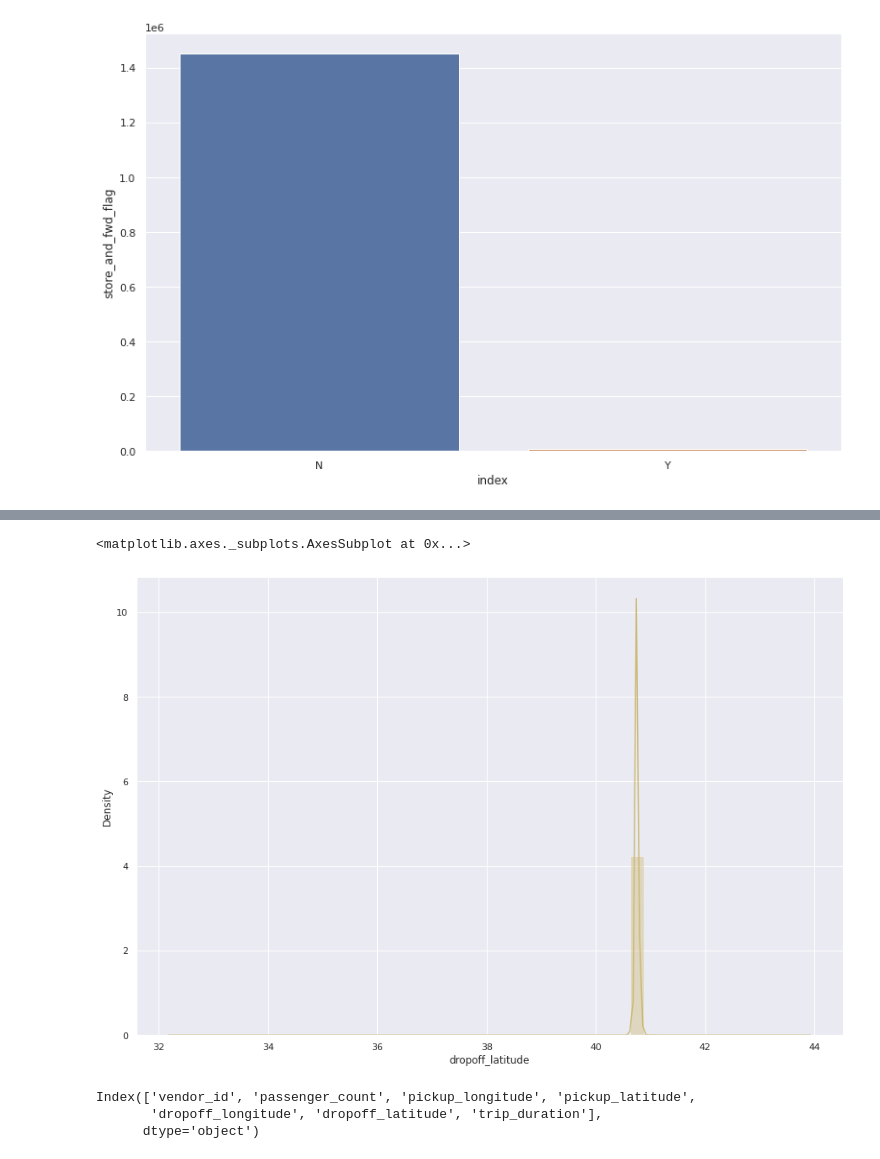
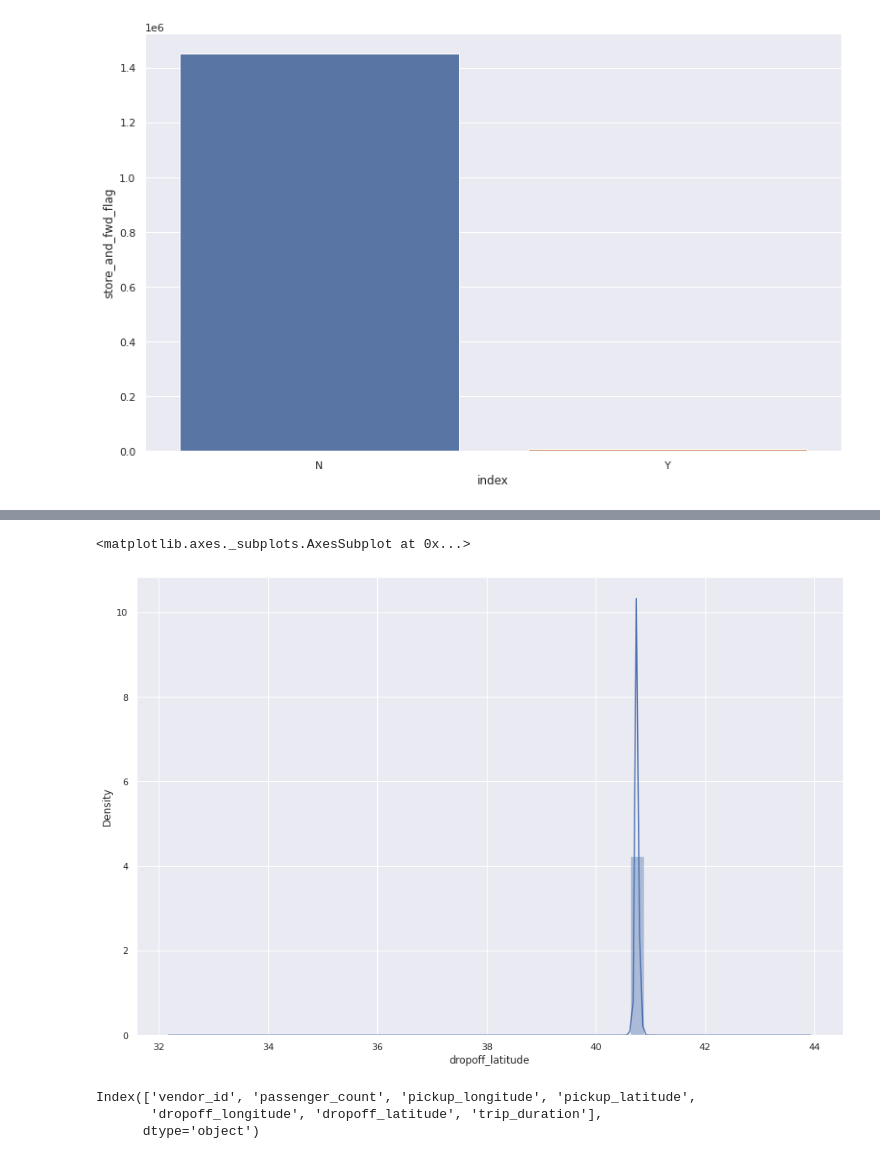
Before and after one commit to hrushikeshsahu19/Taxi-trip-time-Prediction, a Jupyter notebook: Hrushikesh_Sahu_Team_3_Capstone_Project_2.ipynb, the cells around one changed output, grey strips where cells are left out. Drawn from its saved outputs; the diff is of its cells as text; code cells hidden in the pictures.

```diff
--- a/Hrushikesh_Sahu_Team_3_Capstone_Project_2.ipynb
+++ b/Hrushikesh_Sahu_Team_3_Capstone_Project_2.ipynb
@@ -222,10 +246,10 @@ sns.distplot(dataset['dropoff_longitude'],color="y")
 # %%
 # InDependent variable 'dropoff_longitude'
 plt.figure(figsize=(15,10))
-sns.distplot(dataset['dropoff_latitude'],color="y")
+sns.distplot(dataset['dropoff_latitude'],color="B")
 # %% [output]
 <matplotlib.axes._subplots.AxesSubplot at 0x...>
-[figure, old version]
+[figure, new version]
 # %%
 numeric_features = dataset.describe().columns
 numeric_features
```
Also changed, not shown: parts of 84 cells of this notebook.
